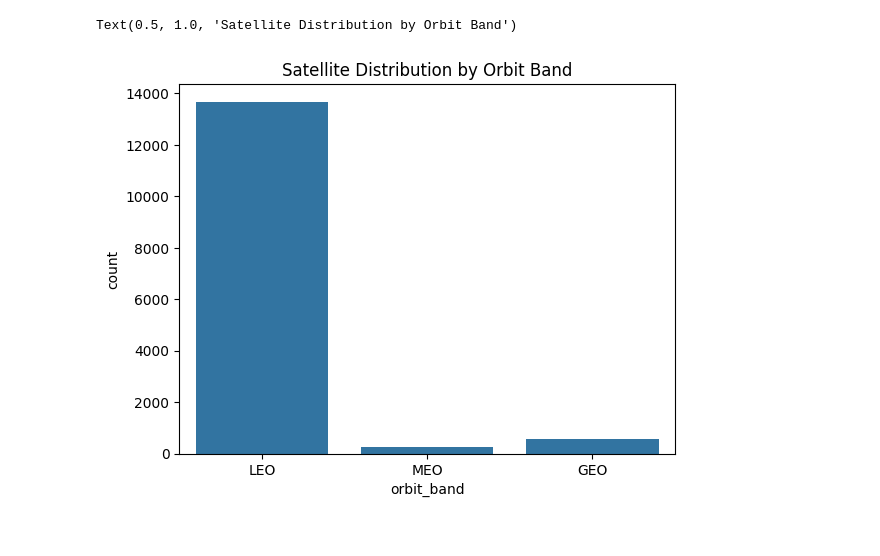
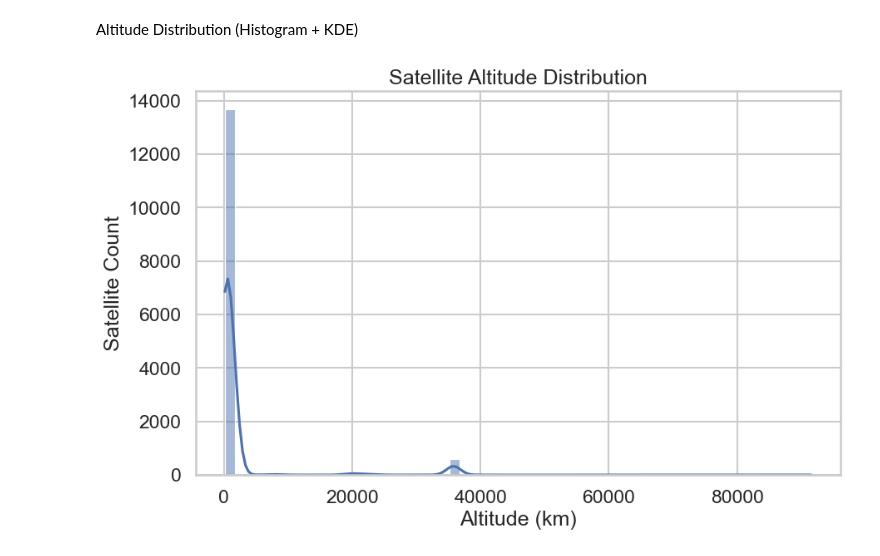
Before and after one commit to AbhinavKumar0000/DS-Club-Assigment, a Jupyter notebook: EDA/01_eda.ipynb, the cells around one changed output. Drawn from its saved outputs; the diff is of its cells as text; code cells hidden in the pictures.

```diff
--- a/EDA/01_eda.ipynb
+++ b/EDA/01_eda.ipynb
@@ -48,5 +48,12 @@ catalog.describe()
 catalog = catalog.dropna(subset=["altitude_km", "inclination"])
 catalog = catalog[catalog["altitude_km"] > 0]
 # %%
-sns.histplot(catalog["altitude_km"], bins=50)
-plt.title("Satellite Altitude Distribution")
+def orbit_band(alt):
+    if alt < 2000:
+        return "LEO"
+    elif alt < 35786:
+        return "MEO"
+    else:
+        return "GEO"
+
+catalog["orbit_band"] = catalog["altitude_km"].apply(orbit_band)
@@ -56,3 +60,6 @@ Text(0.5, 1.0, 'Satellite Altitude Distribution')
 # %%
-sns.boxplot(x="inclination_bin", y="altitude_km", data=catalog)
-plt.title("Inclination vs Altitude")
+catalog["inclination_bin"] = pd.cut(
+    catalog["inclination"],
+    bins=[0, 30, 60, 90, 120],
+    labels=["Low", "Mid", "High", "Polar"]
+)
@@ -62,6 +66,20 @@ Text(0.5, 1.0, 'Inclination vs Altitude')
 # %%
-sns.countplot(x="orbit_band", data=catalog)
-plt.title("Satellite Distribution by Orbit Band")
+catalog["orbital_density"] = (
+    catalog.groupby("orbit_band")["norad_id"]
+    .transform("count")
+)
-# %% [output]
-Text(0.5, 1.0, 'Satellite Distribution by Orbit Band')
-[figure, removed]
+# %% [markdown]
+Altitude Distribution (Histogram + KDE)
+# %%
+sns.histplot(
+    catalog["altitude_km"],
+    bins=60,
+    kde=True
+)
+
+plt.title("Satellite Altitude Distribution")
+plt.xlabel("Altitude (km)")
+plt.ylabel("Satellite Count")
+plt.show()
+# %% [output]
+[figure, added]
```
Also changed, not shown: parts of 15 cells of this notebook.
